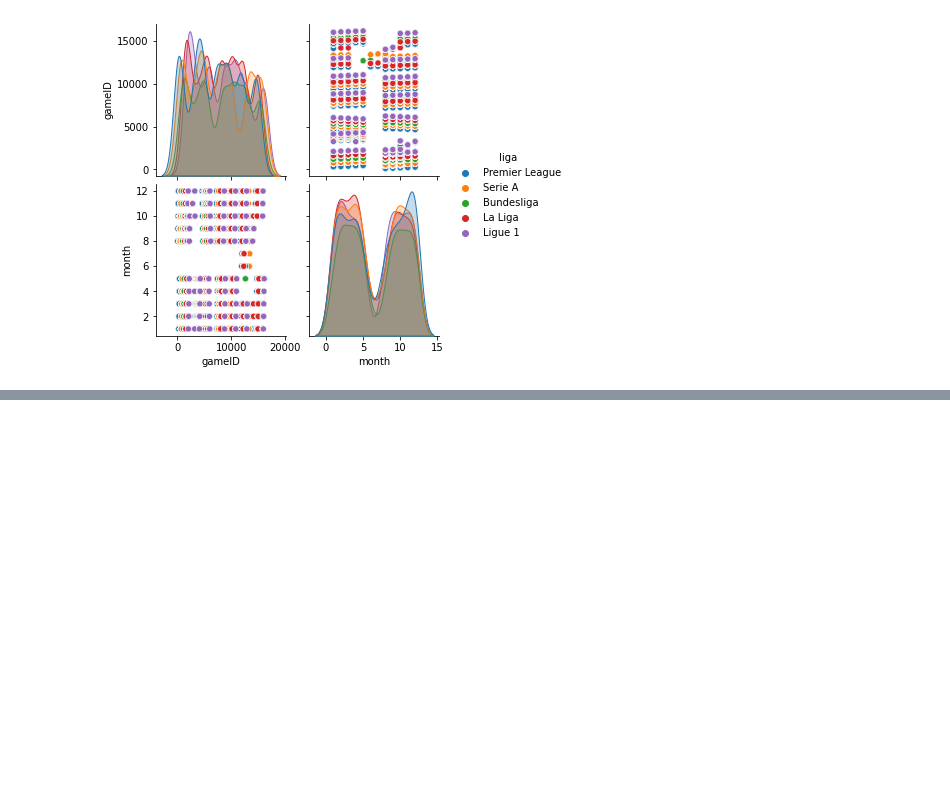
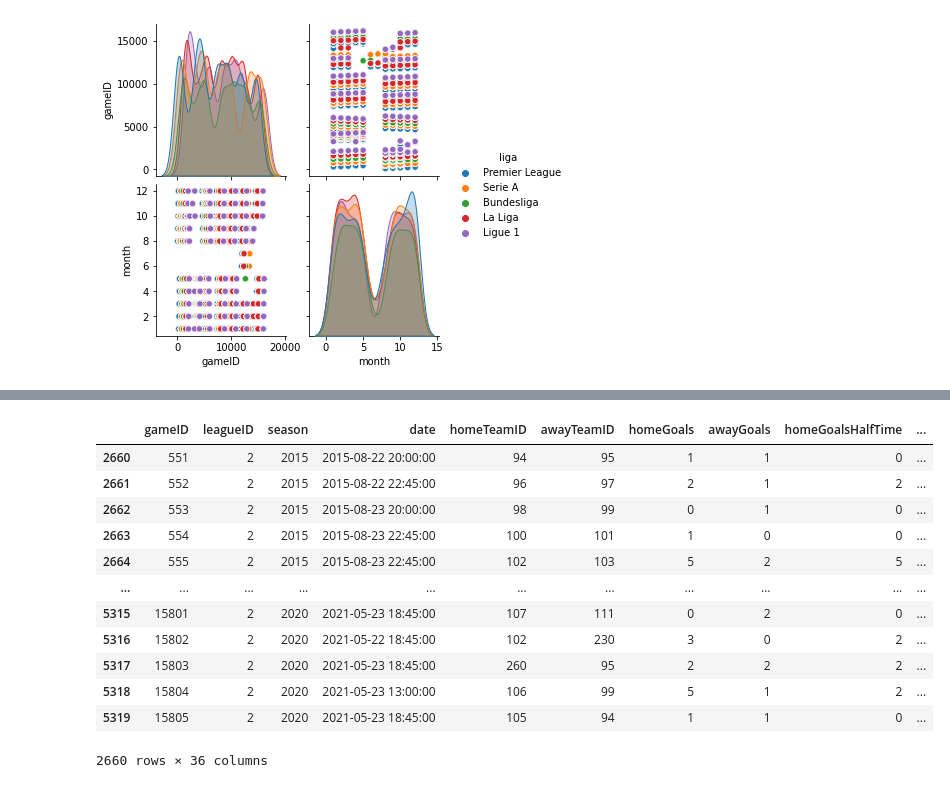
Before and after one commit to mcannoni/soccer_database, a Jupyter notebook: ProyectoDS_ParteI_+Cannoni+Poses.ipynb, the cells around one changed output, grey strips where cells are left out. Cells and saved outputs as stored; diff of their text form; code cells hidden in the pictures; blank space fills up the shorter version.

```diff
--- a/ProyectoDS_ParteI_+Cannoni+Poses.ipynb
+++ b/ProyectoDS_ParteI_+Cannoni+Poses.ipynb
@@ -151,0 +192,16 @@ memory usage: 51.7+ MB
+# %%
+df_f_game_seriea
+# %% [output]
+|  | gameID | leagueID | season | date | homeTeamID | awayTeamID | homeGoals | awayGoals | homeGoalsHalfTime | ... |
+| 2660 | 551 | 2 | 2015 | 2015-08-22 20:00:00 | 94 | 95 | 1 | 1 | 0 | ... |
+| 2661 | 552 | 2 | 2015 | 2015-08-22 22:45:00 | 96 | 97 | 2 | 1 | 2 | ... |
+| 2662 | 553 | 2 | 2015 | 2015-08-23 20:00:00 | 98 | 99 | 0 | 1 | 0 | ... |
+| 2663 | 554 | 2 | 2015 | 2015-08-23 22:45:00 | 100 | 101 | 1 | 0 | 0 | ... |
+| 2664 | 555 | 2 | 2015 | 2015-08-23 22:45:00 | 102 | 103 | 5 | 2 | 5 | ... |
+| ... | ... | ... | ... | ... | ... | ... | ... | ... | ... | ... |
+| 5315 | 15801 | 2 | 2020 | 2021-05-23 18:45:00 | 107 | 111 | 0 | 2 | 0 | ... |
+| 5316 | 15802 | 2 | 2020 | 2021-05-22 18:45:00 | 102 | 230 | 3 | 0 | 2 | ... |
+| 5317 | 15803 | 2 | 2020 | 2021-05-23 18:45:00 | 260 | 95 | 2 | 2 | 2 | ... |
+| 5318 | 15804 | 2 | 2020 | 2021-05-23 13:00:00 | 106 | 99 | 5 | 1 | 2 | ... |
+| 5319 | 15805 | 2 | 2020 | 2021-05-23 18:45:00 | 105 | 94 | 1 | 1 | 0 | ... |
+2660 rows × 36 columns
```
Also changed, not shown: parts of 7 cells of this notebook.
